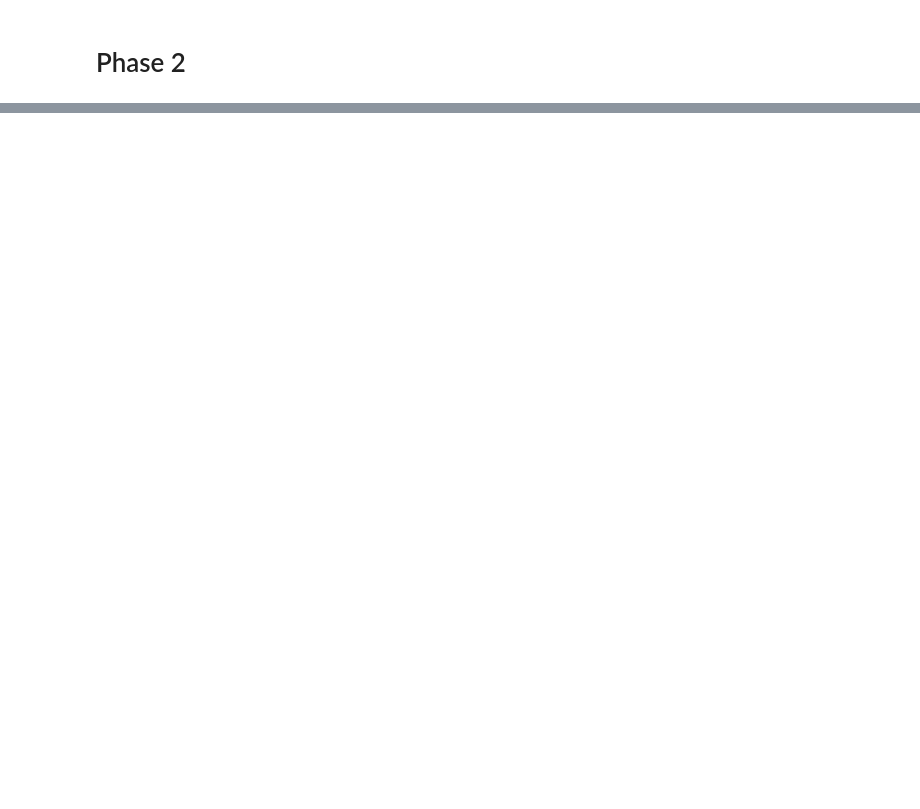
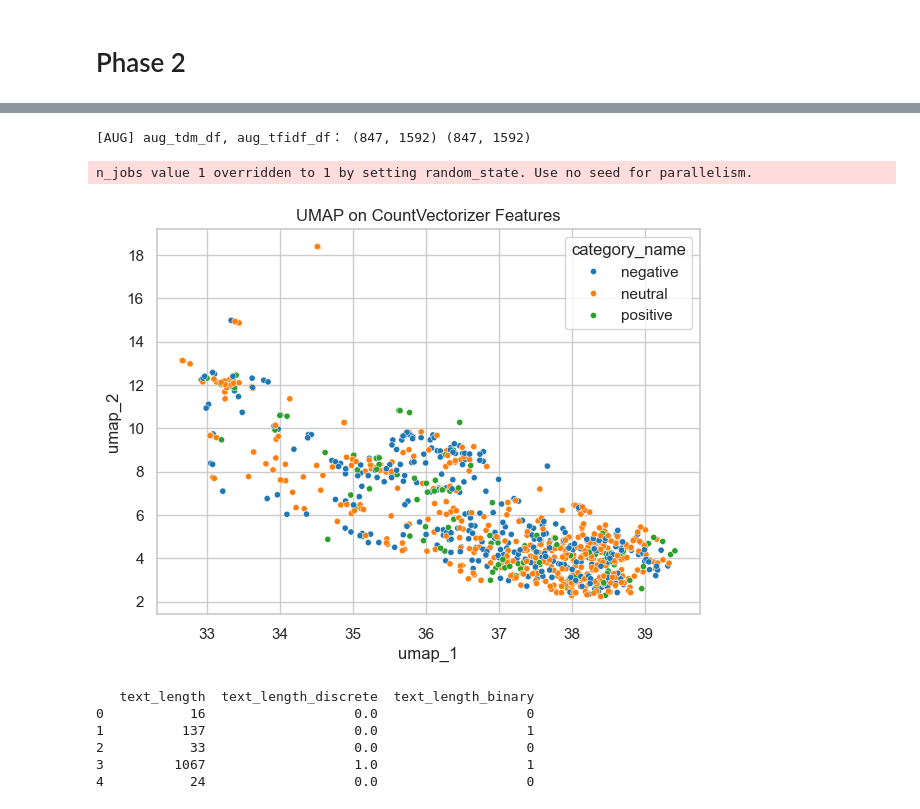
Before and after one commit to u105500014-wq/DM2025-Lab1-Exercise, a Jupyter notebook: DM2025-Lab1-Homework.ipynb, the cells around one changed output, grey strips where cells are left out. Saved outputs shown, nothing was run; the diff lists cells and outputs as text; code cells hidden in the pictures; blank space fills up the shorter version.

```diff
--- a/DM2025-Lab1-Homework.ipynb
+++ b/DM2025-Lab1-Homework.ipynb
@@ -271,0 +474,57 @@ plt.tight_layout(); plt.show()
+# %%
+# ---------- 5) Augment：與 TDM/TF-IDF 合併 ----------
+count_vect_all = CountVectorizer(min_df=2, stop_words='english')
+X_tdm_all = count_vect_all.fit_transform(df['text'].astype(str))
+tdm_df = pd.DataFrame(X_tdm_all.toarray(),
+                      columns=count_vect_all.get_feature_names_out(), index=df.index)
+
+tfidf_vect_all = TfidfVectorizer(min_df=2, stop_words='english', sublinear_tf=True)
+X_tfidf_all = tfidf_vect_all.fit_transform(df['text'].astype(str))
+tfidf_df = pd.DataFrame(X_tfidf_all.toarray(),
+                        columns=tfidf_vect_all.get_feature_names_out(), index=df.index)
+
+aug_tdm_df   = pd.concat([tdm_df,   pattern_df], axis=1)
+aug_tfidf_df = pd.concat([tfidf_df, pattern_df], axis=1)
+print("[AUG] aug_tdm_df, aug_tfidf_df：", aug_tdm_df.shape, aug_tfidf_df.shape)
+# %% [output]
+[AUG] aug_tdm_df, aug_tfidf_df： (847, 1592) (847, 1592)
+# %%
+# ---------- 5.5 UMAP降維視覺化----------
+# 說明：
+# - 將高維詞袋降到 2D，觀察三類分布
+# 結果：顏色代表標籤（橘：neutral、藍：negative、綠：positive）。
+#      看到三色點大範圍重疊，只是一條鬆散的帶狀分布。
+#      如果 2D 上本來就很難分開，分類器要在原高維空間完全分開機率也不高（除非換表示法/特徵很強）。
+#      顯示此資料本質不好分。
+try:
+    import umap
+    reducer = umap.UMAP(n_components=2, random_state=RSEED)
+    X_umap = reducer.fit_transform(X_tdm_all)
+    df['umap_1'], df['umap_2'] = X_umap[:, 0], X_umap[:, 1]
+    fig, ax = plt.subplots(figsize=(7,5))
+    sns.scatterplot(data=df, x='umap_1', y='umap_2', hue='category_name', s=20, ax=ax)
+    ax.set_title("UMAP on CountVectorizer Features")
+    plt.show()
+except Exception as e:
+    print("[UMAP] 跳過（環境無 umap-learn 或執行失敗）：", e)
+# %% [output]
+n_jobs value 1 overridden to 1 by setting random_state. Use no seed for parallelism.
+[figure, added]
+# %%
+# ---------- 5.6 Discretization & Binarization ----------
+# 說明：
+# - 將 text_length 做三等分與二值化，示範數值特徵處理
+df["text_length"] = df["text"].astype(str).apply(len)
+discretizer = KBinsDiscretizer(n_bins=3, encode='ordinal', strategy='uniform')
+df['text_length_discrete'] = discretizer.fit_transform(df[['text_length']])
+median_length = df['text_length'].median()
+binarizer = Binarizer(threshold=median_length)
+df['text_length_binary'] = binarizer.fit_transform(df[['text_length']])
+print(df[['text_length','text_length_discrete','text_length_binary']].head())
+# %% [output]
+   text_length  text_length_discrete  text_length_binary
+0           16                   0.0                   0
+1          137                   0.0                   1
+2           33                   0.0                   0
+3         1067                   1.0                   1
+4           24                   0.0                   0
```
Also changed, not shown: parts of 14 cells of this notebook, 5 other files.
